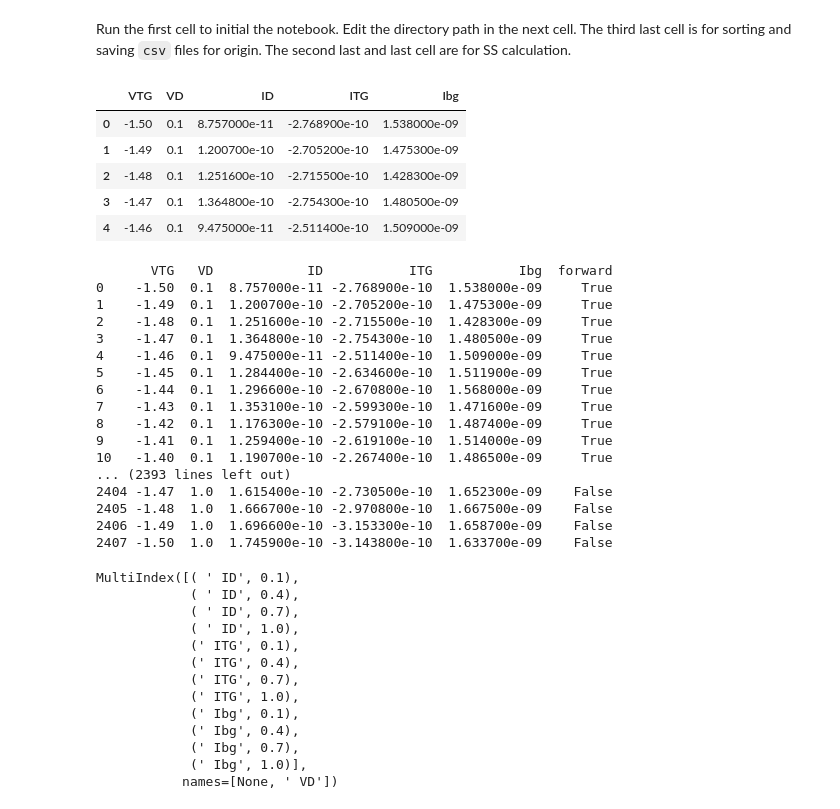
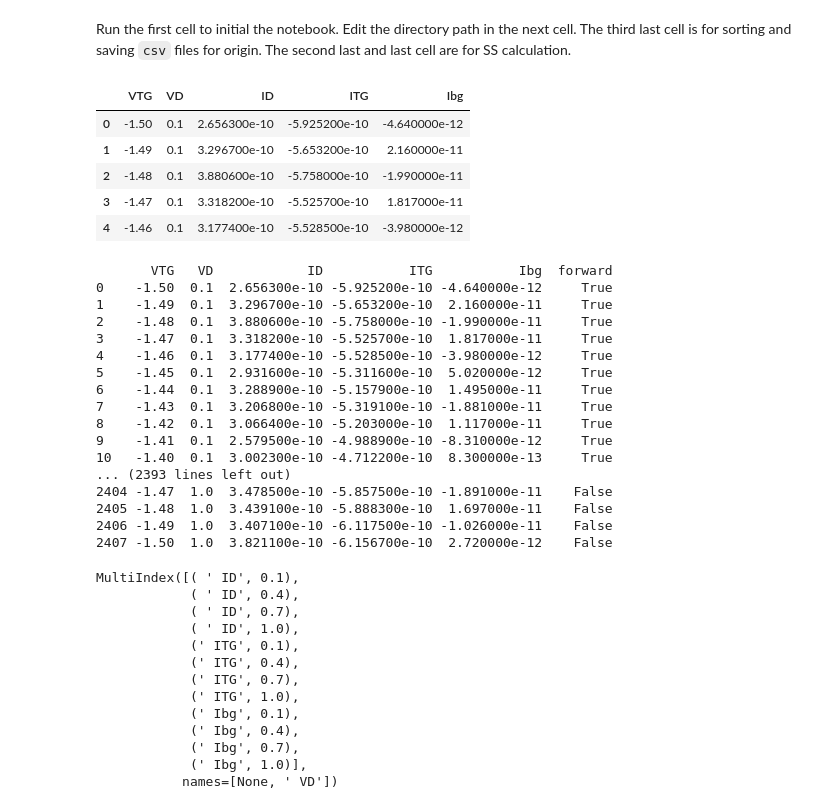
Before and after one commit to Integralophie/MoS2_data_cleaning, a Jupyter notebook: data_cleaning_IdVtg_10mV.ipynb, the cells around one changed output. Drawn from its saved outputs; the diff is of its cells as text; code cells hidden in the pictures.

```diff
--- a/data_cleaning_IdVtg_10mV.ipynb
+++ b/data_cleaning_IdVtg_10mV.ipynb
@@ -10,7 +10,7 @@ from scipy.ndimage import gaussian_filter1d
 # %% [markdown]
 Run the first cell to initial the notebook. Edit the directory path in the next cell. The third last cell is for sorting and saving `csv` files for origin. The second last and last cell are for SS calculation.
 # %%
-directory_path ="C:\\Users\\sophi\\Box\\MoS2Project\\2025-11-18-10mVExamples"  # Replace with your directory path
+directory_path ="C:\\Users\\sophi\\Box\\MoS2Project\\Previous\\2025-11-18-10mVExamples"  # Replace with your directory path
 if not os.path.isdir(f'{directory_path}\sorted'):
     os.mkdir(f'{directory_path}\sorted')
 file_list = []
@@ -19,25 +19,25 @@ for filename in os.listdir(directory_path):
     if os.path.isfile(file_path):
         file_list.append(file_path)
 # %%
-filename = file_list[2]
+filename = file_list[0]
 
 df  = pd.read_csv(filename, skiprows=256)
 df.drop(df.columns[0], axis=1, inplace=True)
 
 Vbg = df.iloc[1, 2]
 df.drop(columns=[' Vbg', ' IS'], inplace=True)
 
 
 
 
 df.head()
 # %% [output]
 |  | VTG | VD | ID | ITG | Ibg |
-| 0 | -1.50 | 0.1 | 8.757000e-11 | -2.768900e-10 | 1.538000e-09 |
-| 1 | -1.49 | 0.1 | 1.200700e-10 | -2.705200e-10 | 1.475300e-09 |
-| 2 | -1.48 | 0.1 | 1.251600e-10 | -2.715500e-10 | 1.428300e-09 |
-| 3 | -1.47 | 0.1 | 1.364800e-10 | -2.754300e-10 | 1.480500e-09 |
-| 4 | -1.46 | 0.1 | 9.475000e-11 | -2.511400e-10 | 1.509000e-09 |
+| 0 | -1.50 | 0.1 | 2.656300e-10 | -5.925200e-10 | -4.640000e-12 |
+| 1 | -1.49 | 0.1 | 3.296700e-10 | -5.653200e-10 | 2.160000e-11 |
+| 2 | -1.48 | 0.1 | 3.880600e-10 | -5.758000e-10 | -1.990000e-11 |
+| 3 | -1.47 | 0.1 | 3.318200e-10 | -5.525700e-10 | 1.817000e-11 |
+| 4 | -1.46 | 0.1 | 3.177400e-10 | -5.528500e-10 | -3.980000e-12 |
 # %%
 df[' forward'] = True
 
@@ -50,22 +50,22 @@ with pd.option_context('display.max_rows', None, 'display.max_columns', None):
     print(df)
 # %% [output]
        VTG   VD            ID           ITG           Ibg  forward
-0    -1.50  0.1  8.757000e-11 -2.768900e-10  1.538000e-09     True
-1    -1.49  0.1  1.200700e-10 -2.705200e-10  1.475300e-09     True
-2    -1.48  0.1  1.251600e-10 -2.715500e-10  1.428300e-09     True
-3    -1.47  0.1  1.364800e-10 -2.754300e-10  1.480500e-09     True
-4    -1.46  0.1  9.475000e-11 -2.511400e-10  1.509000e-09     True
-5    -1.45  0.1  1.284400e-10 -2.634600e-10  1.511900e-09     True
-6    -1.44  0.1  1.296600e-10 -2.670800e-10  1.568000e-09     True
-7    -1.43  0.1  1.353100e-10 -2.599300e-10  1.471600e-09     True
-8    -1.42  0.1  1.176300e-10 -2.579100e-10  1.487400e-09     True
-9    -1.41  0.1  1.259400e-10 -2.619100e-10  1.514000e-09     True
-10   -1.40  0.1  1.190700e-10 -2.267400e-10  1.486500e-09     True
+0    -1.50  0.1  2.656300e-10 -5.925200e-10 -4.640000e-12     True
+1    -1.49  0.1  3.296700e-10 -5.653200e-10  2.160000e-11     True
+2    -1.48  0.1  3.880600e-10 -5.758000e-10 -1.990000e-11     True
+3    -1.47  0.1  3.318200e-10 -5.525700e-10  1.817000e-11     True
+4    -1.46  0.1  3.177400e-10 -5.528500e-10 -3.980000e-12     True
+5    -1.45  0.1  2.931600e-10 -5.311600e-10  5.020000e-12     True
+6    -1.44  0.1  3.288900e-10 -5.157900e-10  1.495000e-11     True
+7    -1.43  0.1  3.206800e-10 -5.319100e-10 -1.881000e-11     True
+8    -1.42  0.1  3.066400e-10 -5.203000e-10  1.117000e-11     True
+9    -1.41  0.1  2.579500e-10 -4.988900e-10 -8.310000e-12     True
+10   -1.40  0.1  3.002300e-10 -4.712200e-10  8.300000e-13     True
 ... (2393 lines left out)
-2404 -1.47  1.0  1.615400e-10 -2.730500e-10  1.652300e-09    False
-2405 -1.48  1.0  1.666700e-10 -2.970800e-10  1.667500e-09    False
-2406 -1.49  1.0  1.696600e-10 -3.153300e-10  1.658700e-09    False
-2407 -1.50  1.0  1.745900e-10 -3.143800e-10  1.633700e-09    False
+2404 -1.47  1.0  3.478500e-10 -5.857500e-10 -1.891000e-11    False
+2405 -1.48  1.0  3.439100e-10 -5.888300e-10  1.697000e-11    False
+2406 -1.49  1.0  3.407100e-10 -6.117500e-10 -1.026000e-11    False
+2407 -1.50  1.0  3.821100e-10 -6.156700e-10  2.720000e-12    False
 # %%
 df_new = pd.pivot_table(df,columns=' VD',values=[' ID',' ITG',' Ibg'],index=[' VTG',' forward'])
 df_new.columns
```
Also changed, not shown: parts of 14 cells of this notebook, 1 other file.
